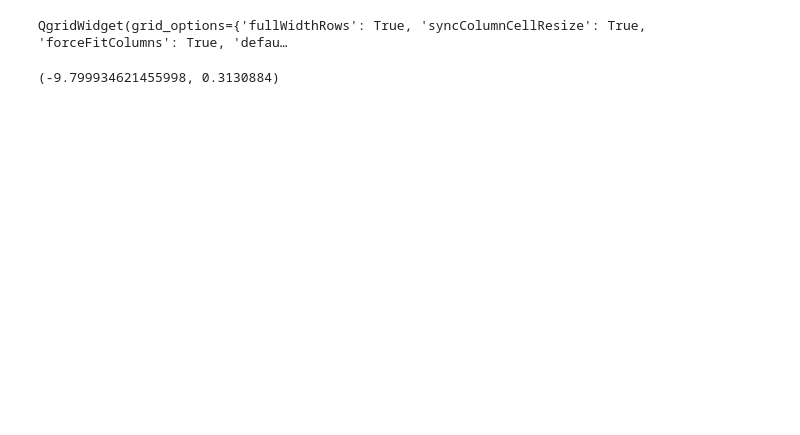
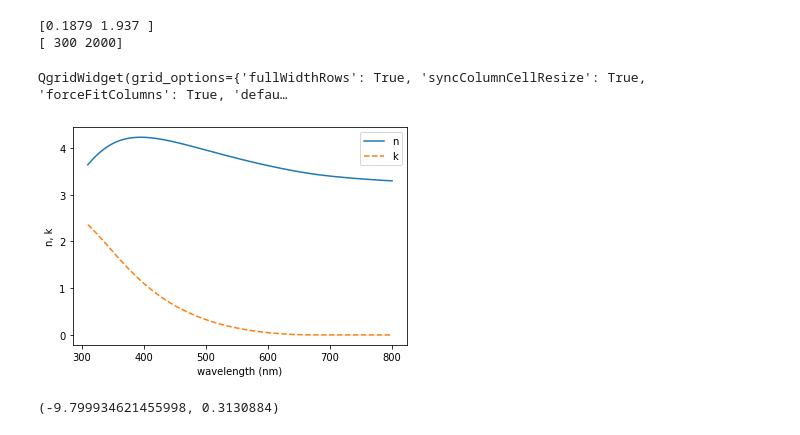
Before and after one commit to nano-sippe/dispersion, a Jupyter notebook: notebooks/developement.ipynb, the cells around one changed output. Drawn from its saved outputs; the diff is of its cells as text; code cells hidden in the pictures; blank space fills up the shorter version.

```diff
--- a/notebooks/developement.ipynb
+++ b/notebooks/developement.ipynb
@@ -15,3 +30,11 @@ mdb = MaterialDatabase()
+# %%
+Ag = mdb.get_material('Silver')
+print(Ag.data['real'].valid_range.values)
+Ag.extrapolate((300,2000))
+print(Ag.data['real'].valid_range.values)
+# %% [output]
+[0.1879 1.937 ]
+[ 300 2000]
 # %%
 mdb.view_interactive()
 # %% [output]
@@ -20,5 +43,9 @@ QgridWidget(grid_options={'fullWidthRows': True, 'syncColumnCellResize': True, '
 mdb.save_interactive()
 mdb.save_to_file()
 # %%
-Ag = mdb.get_material("Silver")
+aSi = mdb.get_material("amorphous_silicon")
+# %%
+aSi._plot_data('nk',values=np.linspace(310,800,100))
+# %% [output]
+[figure, added]
 # %%
```
Also changed, not shown: parts of 7 cells of this notebook.
